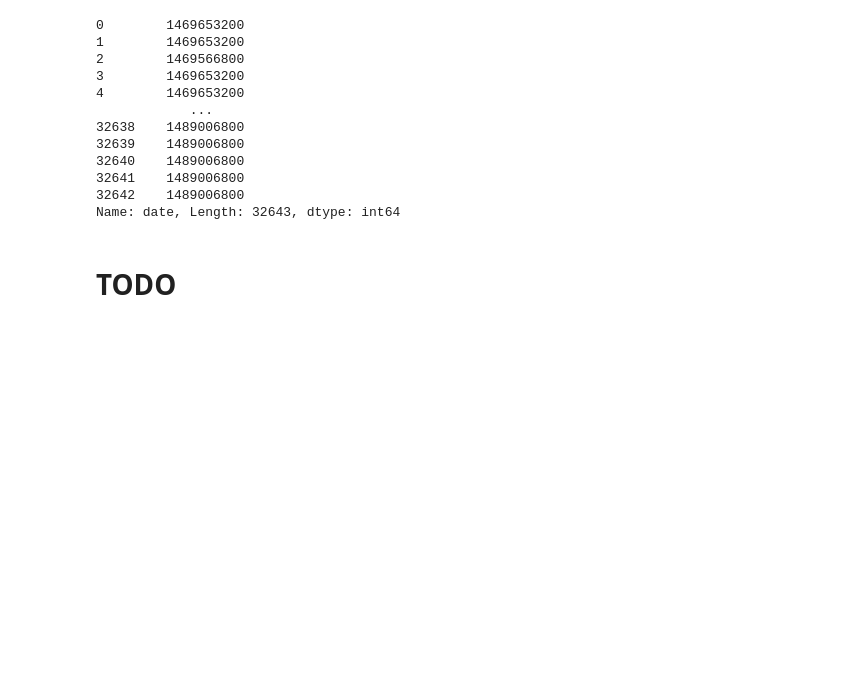
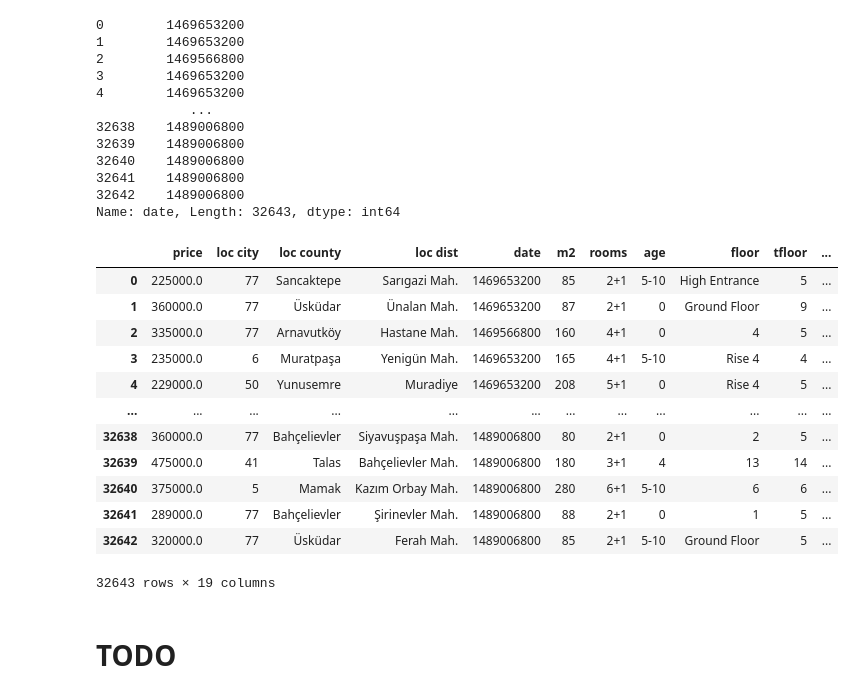
Before and after one commit to hudayiasik/data-mining-project, a Jupyter notebook: main.ipynb, the cells around one changed output. Cells and saved outputs as stored; diff of their text form; code cells hidden in the pictures; blank space fills up the shorter version.

Commit message:
bath and date transformation added

```diff
--- a/main.ipynb
+++ b/main.ipynb
@@ -296,6 +298,31 @@ df['date']
 32641    1489006800
 32642    1489006800
 Name: date, Length: 32643, dtype: int64
+# %%
+def transform_bath(bath):
+    match bath:
+        case str():
+            if "+" in bath:
+                return float(bath.replace("+", ""))
+            else:
+                return float(bath)
+
+df["bath"] = df["bath"].apply(transform_bath)
+df
+# %% [output]
+|  | price | loc city | loc county | loc dist | date | m2 | rooms | age | floor | tfloor | ... |
+| 0 | 225000.0 | 77 | Sancaktepe | Sarıgazi Mah. | 1469653200 | 85 | 2+1 | 5-10 | High Entrance | 5 | ... |
+| 1 | 360000.0 | 77 | Üsküdar | Ünalan Mah. | 1469653200 | 87 | 2+1 | 0 | Ground Floor | 9 | ... |
+| 2 | 335000.0 | 77 | Arnavutköy | Hastane Mah. | 1469566800 | 160 | 4+1 | 0 | 4 | 5 | ... |
+| 3 | 235000.0 | 6 | Muratpaşa | Yenigün Mah. | 1469653200 | 165 | 4+1 | 5-10 | Rise 4 | 4 | ... |
+| 4 | 229000.0 | 50 | Yunusemre | Muradiye | 1469653200 | 208 | 5+1 | 0 | Rise 4 | 5 | ... |
+| ... | ... | ... | ... | ... | ... | ... | ... | ... | ... | ... | ... |
+| 32638 | 360000.0 | 77 | Bahçelievler | Siyavuşpaşa Mah. | 1489006800 | 80 | 2+1 | 0 | 2 | 5 | ... |
+| 32639 | 475000.0 | 41 | Talas | Bahçelievler Mah. | 1489006800 | 180 | 3+1 | 4 | 13 | 14 | ... |
+| 32640 | 375000.0 | 5 | Mamak | Kazım Orbay Mah. | 1489006800 | 280 | 6+1 | 5-10 | 6 | 6 | ... |
+| 32641 | 289000.0 | 77 | Bahçelievler | Şirinevler Mah. | 1489006800 | 88 | 2+1 | 0 | 1 | 5 | ... |
+| 32642 | 320000.0 | 77 | Üsküdar | Ferah Mah. | 1489006800 | 85 | 2+1 | 5-10 | Ground Floor | 5 | ... |
+32643 rows × 19 columns
 # %% [markdown]
 # TODO
 # %%
```
Also changed, not shown: parts of 2 cells of this notebook.
